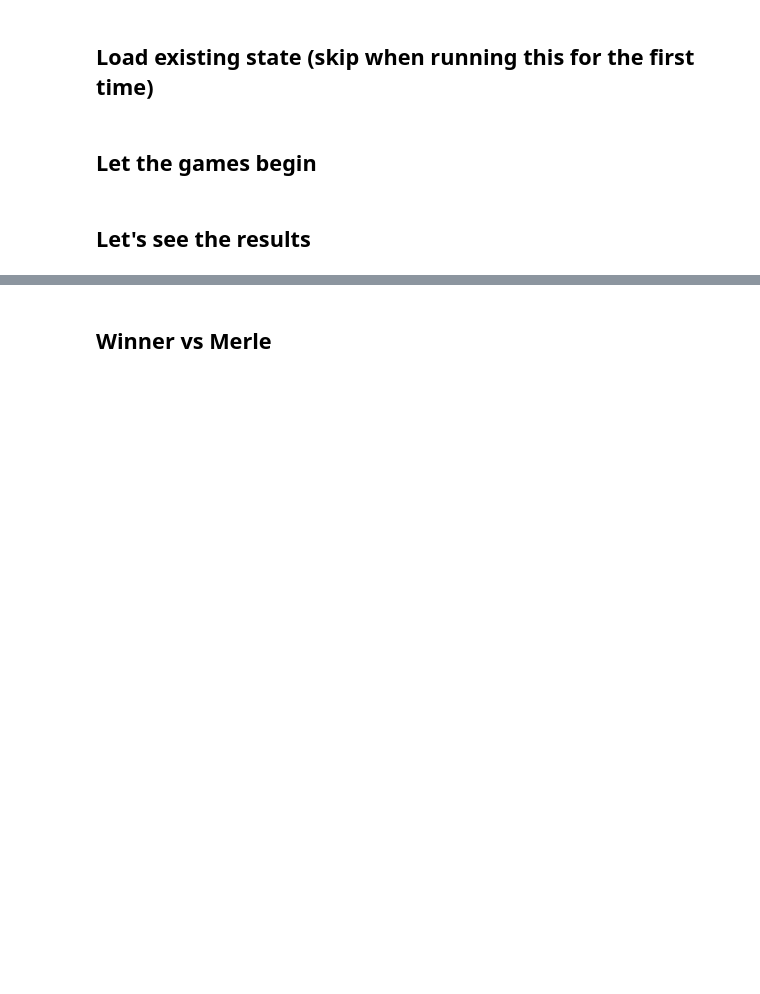
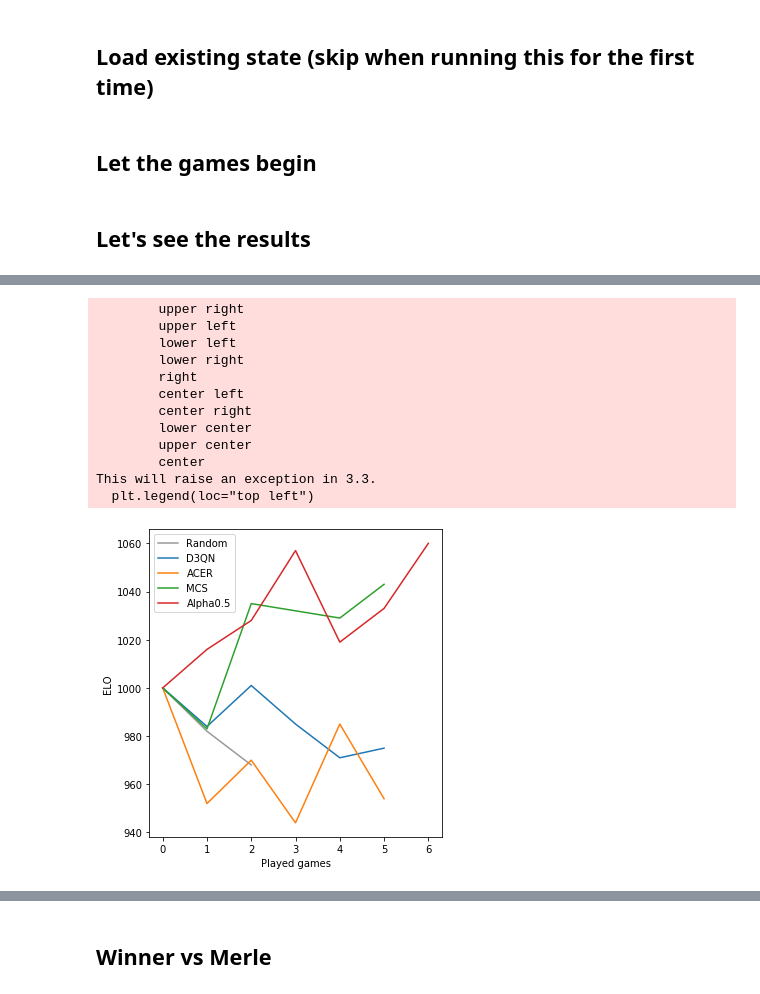
Before and after one commit to johannbrehmer/rl-6-nimmt, a Jupyter notebook: experiments/simple_tournament.ipynb, the cells around one changed output, grey strips where cells are left out. Saved outputs shown, nothing was run; the diff lists cells and outputs as text; code cells hidden in the pictures; blank space fills up the shorter version.

```diff
--- a/experiments/simple_tournament.ipynb
+++ b/experiments/simple_tournament.ipynb
@@ -26,9 +26,8 @@ agents = {}
 agents[f"Random"] = DrunkHamster()
 agents[f"D3QN"] = Noisy_D3QN_PRB_NStep(history_length=int(1e5), n_steps=10)
 agents[f"ACER"] = BatchedACERAgent(minibatch=10)
-agents[f"MCS"] = MCSAgent(mc_max=100)
-agents[f"PolicyMCS"] = PolicyMCSAgent(mc_max=100)
-agents[f"AlphaAlmostZero"] = PUCTAgent(mc_max=100)
+agents[f"MCS"] = MCSAgent(mc_max=200)
+agents[f"Alpha0.5"] = PUCTAgent(mc_max=200)
 
 for agent in agents.values():
     try:
@@ -36,11 +35,9 @@ for agent in agents.values():
     except:
         pass
 
-baseline_agents = [DrunkHamster()]
-
 merle = Human("Merle")
 # %%
-tournament = Tournament(min_players=2, max_players=2, baseline_agents=baseline_agents)
+tournament = Tournament(min_players=2, max_players=4)
 
 for name, agent in agents.items():
     tournament.add_player(name, agent)
@@ -130 +98,46 @@ lss = {
+# %%
+colors = {
+    "D3QN": "C0",
+    "ACER": "C1",
+    "MCS": "C2",
+    "Alpha0.5": "C3",
+    "Random": "0.6",
+}
+
+fig = plt.figure(figsize=(5,5))
+
+for name in tournament.agents.keys():
+    name_ = name.split("_")[0]
+    y = tournament.elos[name]
+    x = np.arange(len(y))
+    plt.plot(
+        x,
+        y,
+        label=name,
+        color=colors[name_],
+        ls="-",
+        lw=1.5
+    )
+
+plt.legend(loc="top left")
+
+plt.xlabel("Played games")
+plt.ylabel("ELO")
+
+plt.tight_layout()
+plt.savefig("elo_2-4.pdf")
+# %% [output]
+        upper right
+        upper left
+        lower left
+        lower right
+        right
+        center left
+        center right
+        lower center
+        upper center
+        center
+This will raise an exception in 3.3.
+  plt.legend(loc="top left")
+[figure, added]
 # %%
```
Also changed, not shown: parts of 11 cells of this notebook, 1 other file.
